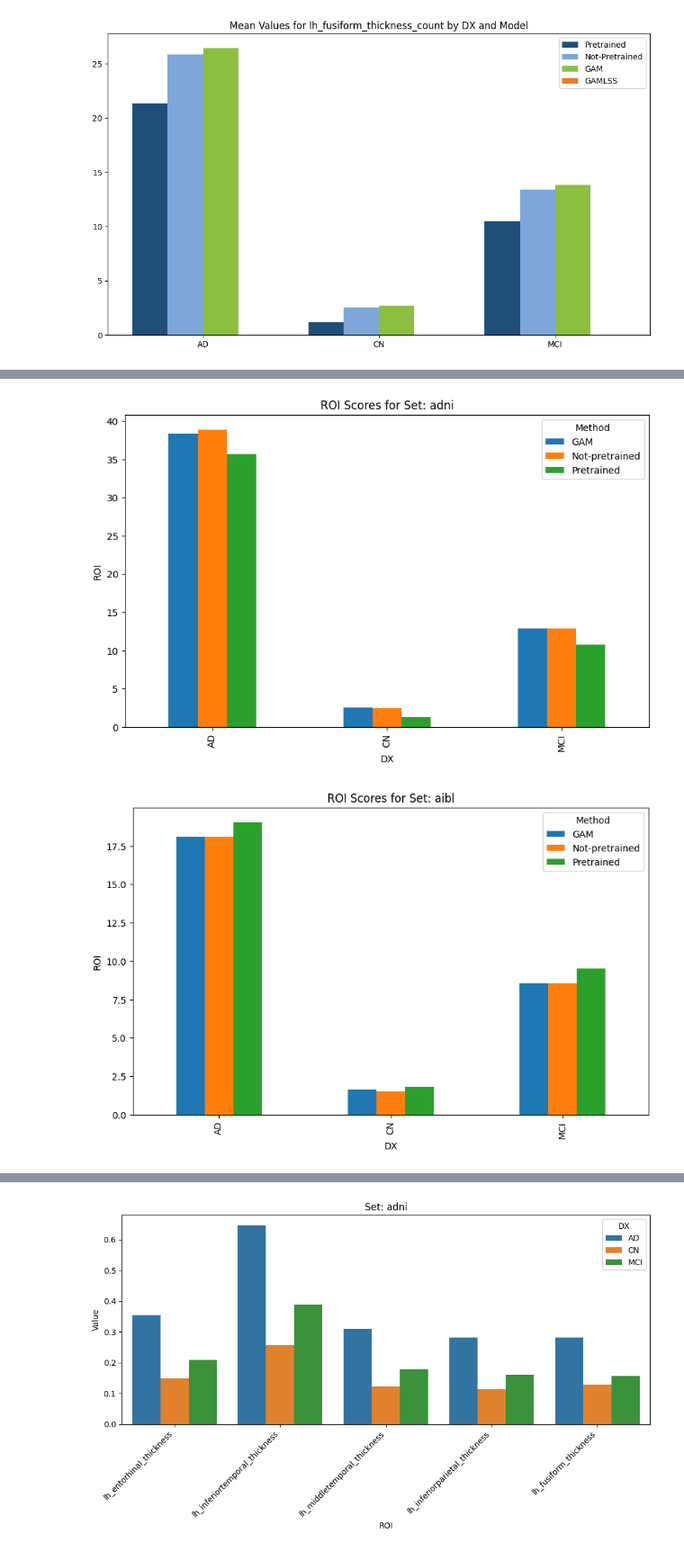
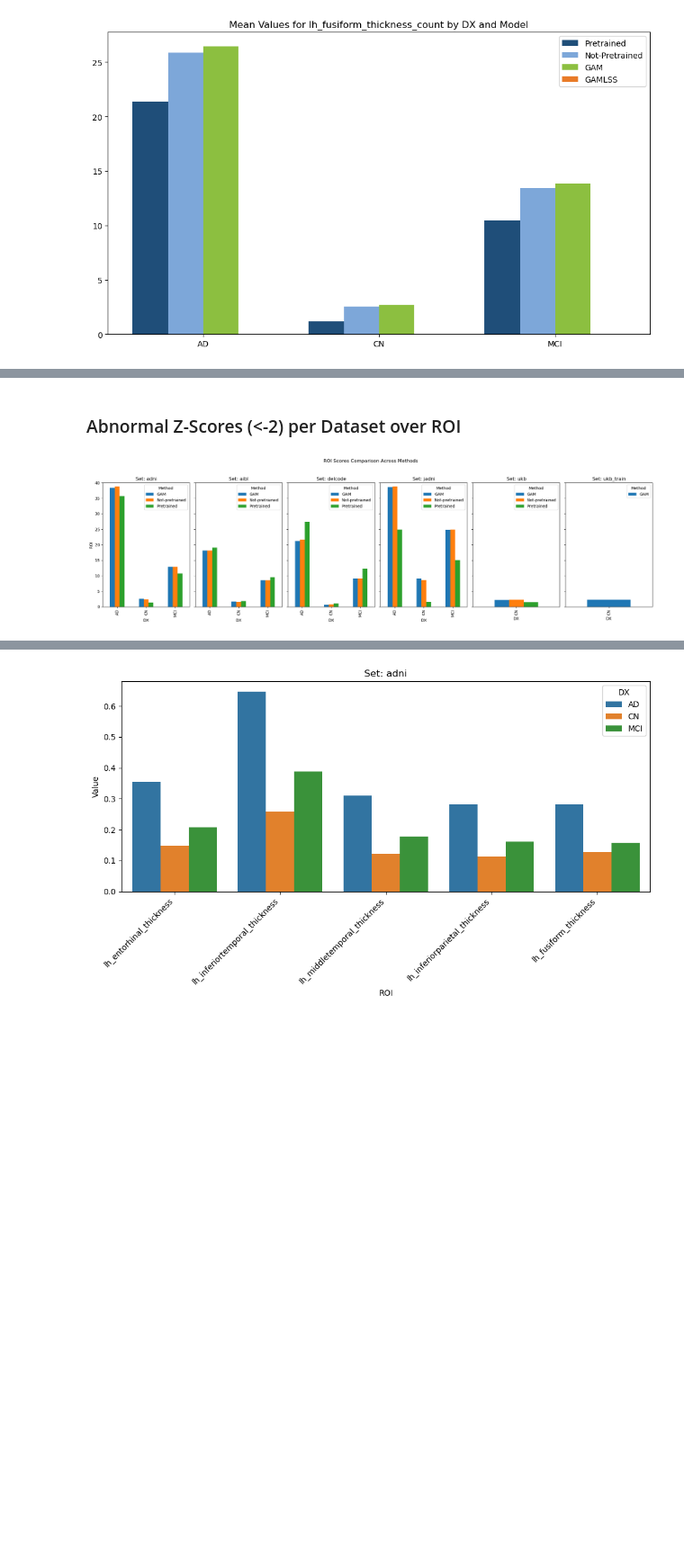
Before and after one commit to ge96lip/IDP_hoelzle, a Jupyter notebook: performance_plots.ipynb, the cells around one changed output, grey strips where cells are left out. Shown at 90% size. Drawn from its saved outputs; the diff is of its cells as text; code cells hidden in the pictures; blank space fills up the shorter version.

Commit message:
Plot for the performance anlysis

```diff
--- a/performance_plots.ipynb
+++ b/performance_plots.ipynb
@@ -330,39 +450,45 @@ plot_metric(correlation_data, 'Correlation', 'Correlation')
+# %% [markdown]
+### Abnormal Z-Scores (<-2) per Dataset over ROI
 # %%
 import pandas as pd
 import matplotlib.pyplot as plt
 
 # Data for GAM, Pretrained, and Not-pretrained
 data_gam = {
     'set': ['adni', 'adni', 'adni', 'aibl', 'aibl', 'aibl', 'delcode', 'delcode', 'delcode', 'jadni', 'jadni', 'jadni', 'ukb', 'ukb_train'],
     'DX': ['AD', 'CN', 'MCI', 'AD', 'CN', 'MCI', 'AD', 'CN', 'MCI', 'AD', 'CN', 'MCI', 'CN', 'CN'],
     'ROI': [38.3571, 2.5298, 12.8953, 18.0952, 1.6326, 8.5714, 21.2903, 0.6572, 9.0780, 38.6567, 9.0780, 24.8803, 2.1657, 2.2969]
 }
 df_gam = pd.DataFrame(data_gam)
 
 data_pretrained = {
     'set': ['adni', 'adni', 'adni', 'aibl', 'aibl', 'aibl', 'delcode', 'delcode', 'delcode', 'jadni', 'jadni', 'jadni', 'ukb'],
     'DX': ['AD', 'CN', 'MCI', 'AD', 'CN', 'MCI', 'AD', 'CN', 'MCI', 'AD', 'CN', 'MCI', 'CN'],
     'ROI': [35.7142, 1.3365, 10.7542, 19.0476, 1.8367, 9.5238, 27.3118, 1.1267, 12.1985, 24.9253, 1.5602, 15.1196, 1.4277]
 }
 df_pretrained = pd.DataFrame(data_pretrained)
 
 data_not_pretrained = {
     'set': ['adni', 'adni', 'adni', 'aibl', 'aibl', 'aibl', 'delcode', 'delcode', 'delcode', 'jadni', 'jadni', 'jadni', 'ukb'],
     'DX': ['AD', 'CN', 'MCI', 'AD', 'CN', 'MCI', 'AD', 'CN', 'MCI', 'AD', 'CN', 'MCI', 'CN'],
     'ROI': [38.8571, 2.4343, 12.8953, 18.0952, 1.5306, 8.5714, 21.7204, 0.7511, 9.0780, 38.8059, 8.6524, 24.9760, 2.2839]
 }
 df_not_pretrained = pd.DataFrame(data_not_pretrained)
 
 # Combine all dataframes
 df_all = pd.concat([df_gam.assign(Method='GAM'), df_pretrained.assign(Method='Pretrained'), df_not_pretrained.assign(Method='Not-pretrained')])
 
-# Plot
-for set_name in df_all['set'].unique():
-    subset = df_all[df_all['set'] == set_name]
-    pivot_table = subset.pivot_table(values='ROI', index='DX', columns='Method', aggfunc='mean')
-    pivot_table.plot(kind='bar', figsize=(10, 6), title=f'ROI Scores for Set: {set_name}')
-    plt.ylabel('ROI')
-    plt.show()
+# Plot all sets in one figure
+fig, axes = plt.subplots(nrows=1, ncols=len(df_all['set'].unique()), figsize=(20, 6), sharey=True)
+fig.suptitle('ROI Scores Comparison Across Methods')
+
+for ax, (set_name, group) in zip(axes, df_all.groupby('set')):
+    pivot_table = group.pivot_table(values='ROI', index='DX', columns='Method', aggfunc='mean')
+    pivot_table.plot(kind='bar', ax=ax, title=f'Set: {set_name}')
+    ax.set_ylabel('ROI')
+    ax.set_ylim(0, 40)  # Optional: adjust y-axis scale to fit data
+
+plt.tight_layout(rect=[0, 0, 1, 0.95])  # Adjust layout to make room for suptitle
+plt.show()
 # %% [output]
-[figure, old version]
+[figure, new version]
-[figure, removed]
```
Also changed, not shown: parts of 18 cells of this notebook.
